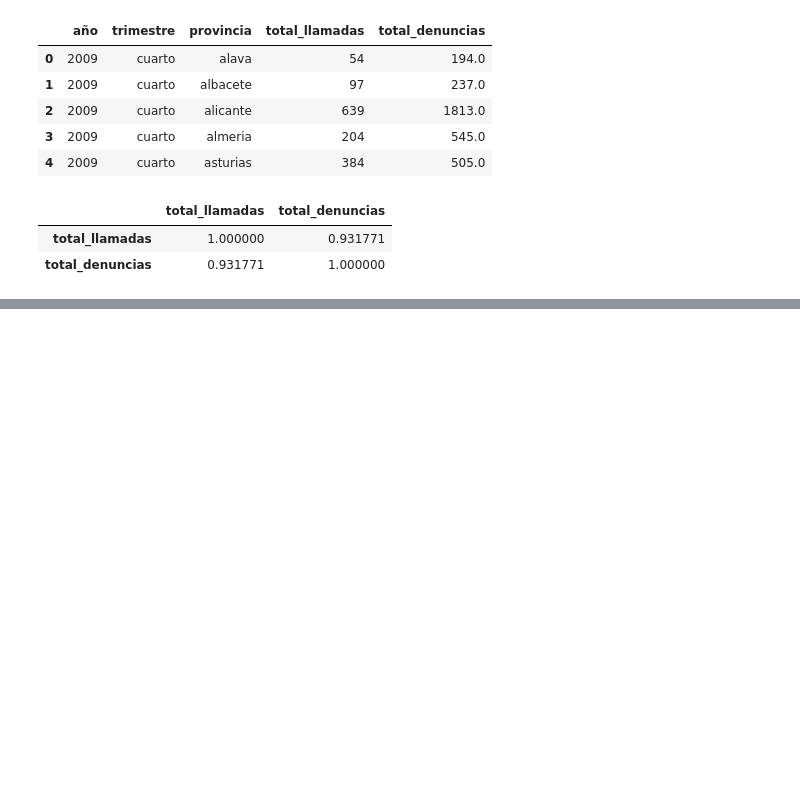
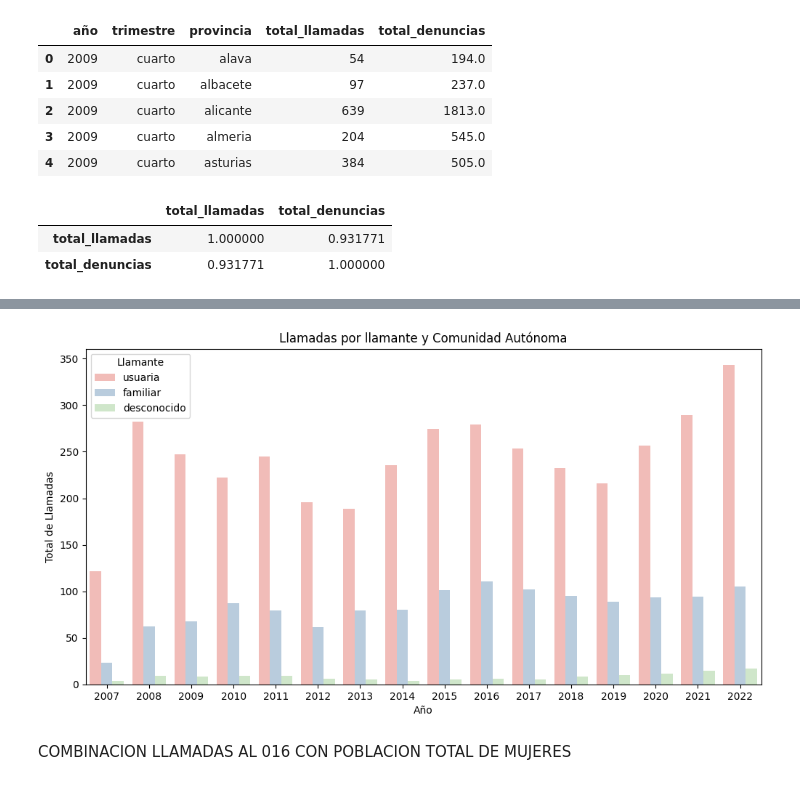
Before and after one commit to NoeRoson/Final_project, a Jupyter notebook: notebooks/graficos.ipynb, the cells around one changed output, grey strips where cells are left out. Saved outputs shown, nothing was run; the diff lists cells and outputs as text; code cells hidden in the pictures; blank space fills up the shorter version.

```diff
--- a/notebooks/graficos.ipynb
+++ b/notebooks/graficos.ipynb
@@ -230,0 +257,19 @@ corr
+# %%
+df_filtered = llam[llam['año'] <= 2022]
+
+# Crear el gráfico de barras agrupado por llamante y coloreado por comunidad
+plt.figure(figsize=(12, 6))
+sns.barplot(x='año', y='total_llamadas', hue='llamante', data=df_filtered, errorbar=None, palette='Pastel1')
+
+# Etiquetas y título
+plt.xlabel('Año')
+plt.ylabel('Total de Llamadas')
+plt.title('Llamadas por llamante y Comunidad Autónoma')
+plt.legend(title='Llamante')
+
+# Mostrar el gráfico
+plt.show()
+# %% [output]
+[figure, added]
+# %% [markdown]
+COMBINACION LLAMADAS AL 016 CON POBLACION TOTAL DE MUJERES
```
Also changed, not shown: parts of 15 cells of this notebook, 3 other files.
